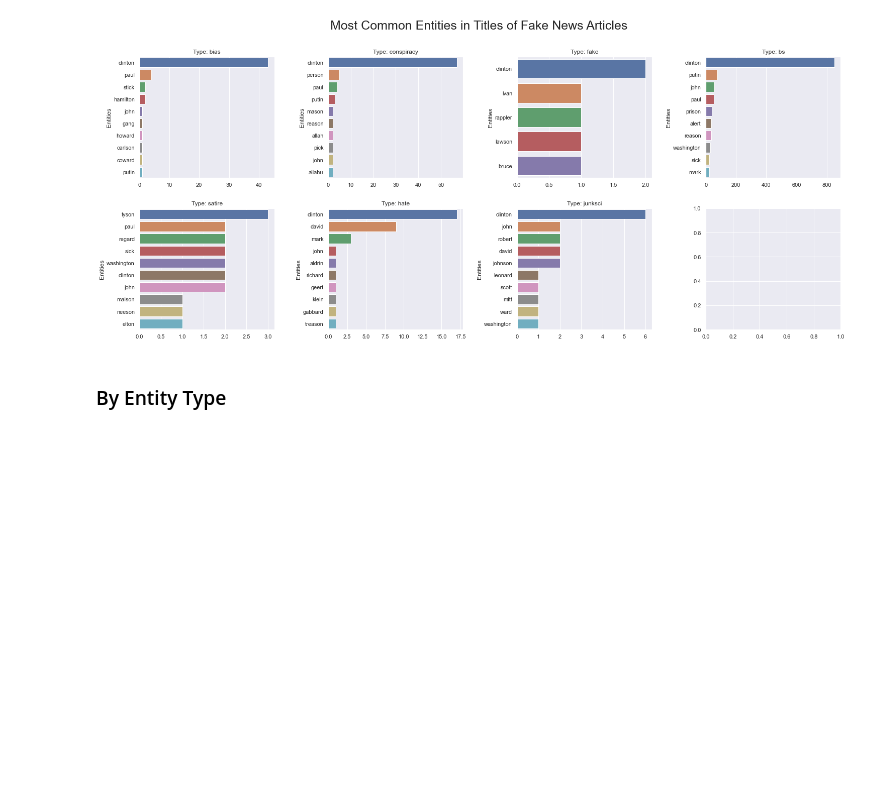
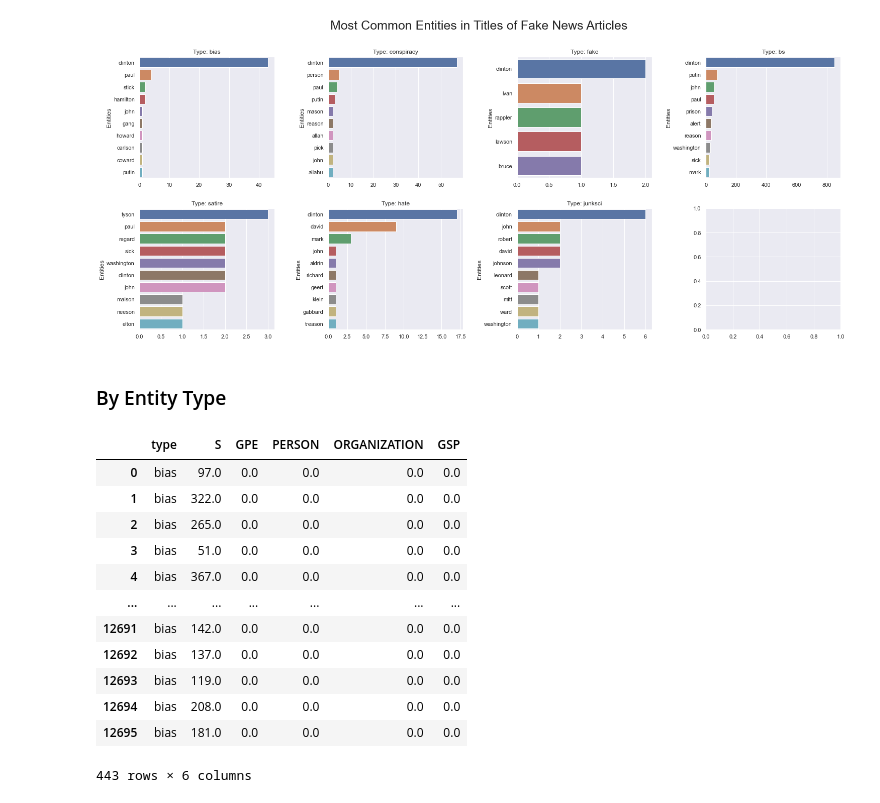
Before and after one commit to haleyej/ala_470_proj, a Jupyter notebook: viz.ipynb, the cells around one changed output. Cells and saved outputs as stored; diff of their text form; code cells hidden in the pictures; blank space fills up the shorter version.

```diff
--- a/viz.ipynb
+++ b/viz.ipynb
@@ -148,12 +146,14 @@ def get_entity_types(s):
     are of each type
     '''
     entities_dict = {}
-    s = str(s)
-    tokens = [word for sent in nltk.sent_tokenize(s) for word in nltk.word_tokenize(sent)]
+    entities_dict['type'] = s['type']
+    text = str(s['text_normalized'])
+    tokens = [word for sent in nltk.sent_tokenize(text) for word in nltk.word_tokenize(sent)]
     tagged = nltk.pos_tag(tokens)
     entities = nltk.chunk.ne_chunk(tagged)
 
     for entity in entities.subtrees():
         label = entity.label()
-        entities_dict[label] = entities_dict.get(label, 0) + 1
+        for leaf in entity.leaves():
+            entities_dict[label] = entities_dict.get(label, 0) + 1
     return entities_dict
@@ -258,0 +259,16 @@ for i in range(len(types)):
+# %%
+fig_df
+# %% [output]
+|  | type | S | GPE | PERSON | ORGANIZATION | GSP |
+| 0 | bias | 97.0 | 0.0 | 0.0 | 0.0 | 0.0 |
+| 1 | bias | 322.0 | 0.0 | 0.0 | 0.0 | 0.0 |
+| 2 | bias | 265.0 | 0.0 | 0.0 | 0.0 | 0.0 |
+| 3 | bias | 51.0 | 0.0 | 0.0 | 0.0 | 0.0 |
+| 4 | bias | 367.0 | 0.0 | 0.0 | 0.0 | 0.0 |
+| ... | ... | ... | ... | ... | ... | ... |
+| 12691 | bias | 142.0 | 0.0 | 0.0 | 0.0 | 0.0 |
+| 12692 | bias | 137.0 | 0.0 | 0.0 | 0.0 | 0.0 |
+| 12693 | bias | 119.0 | 0.0 | 0.0 | 0.0 | 0.0 |
+| 12694 | bias | 208.0 | 0.0 | 0.0 | 0.0 | 0.0 |
+| 12695 | bias | 181.0 | 0.0 | 0.0 | 0.0 | 0.0 |
+443 rows × 6 columns
```
Also changed, not shown: parts of 10 cells of this notebook.
